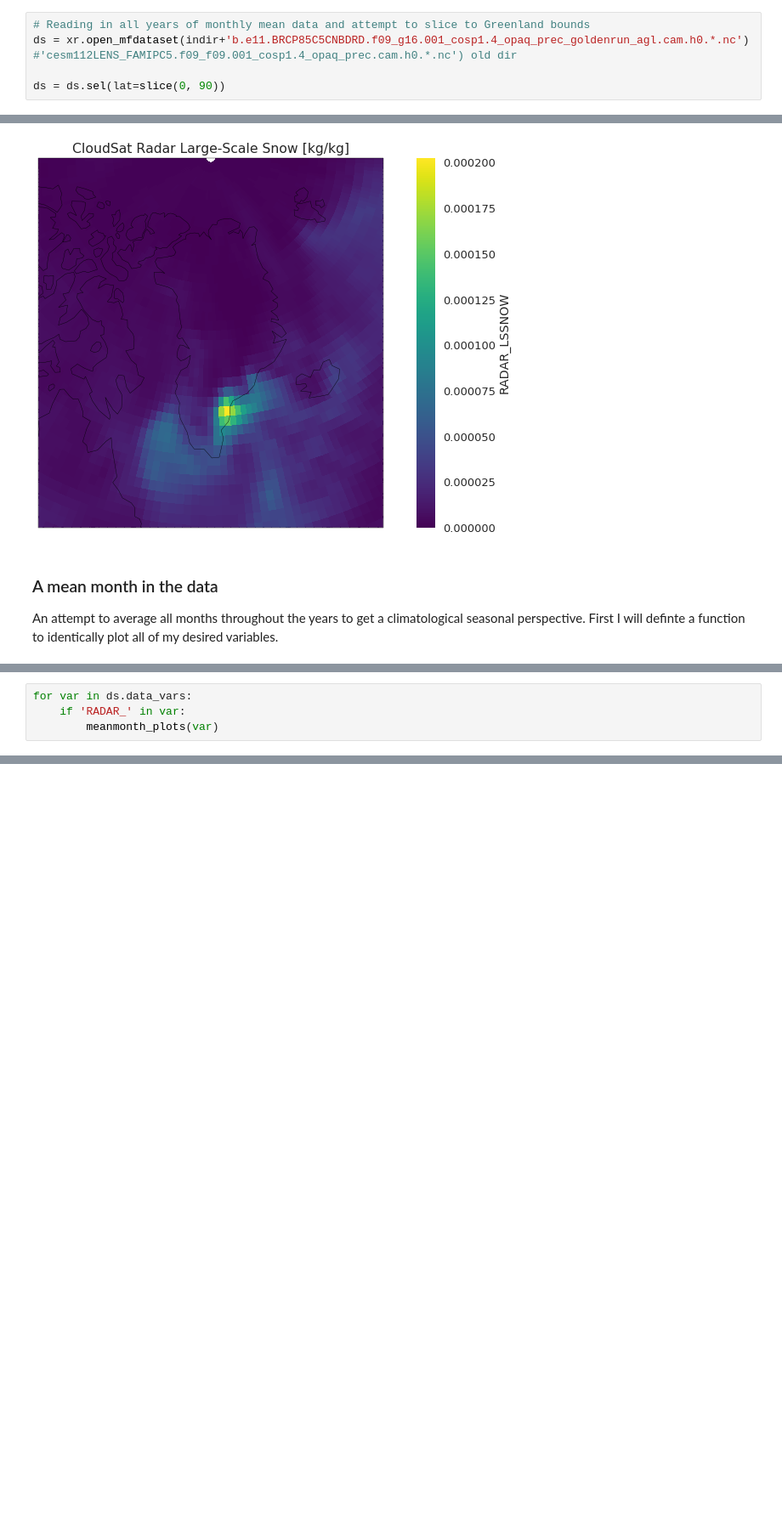
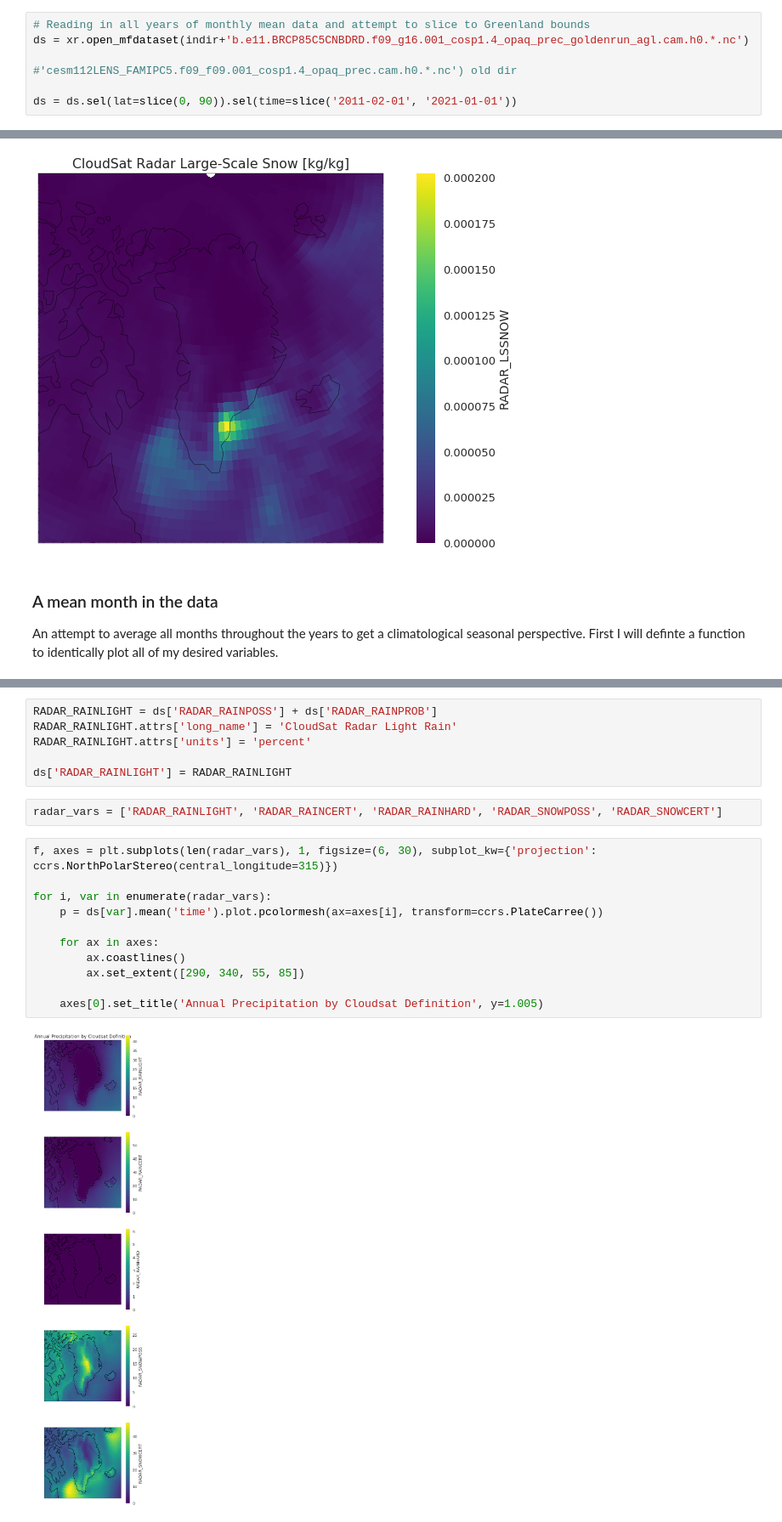
Before and after one commit to dcamron/cosp-explore, a Jupyter notebook: notebooks/explore.ipynb, the cells around one changed output, grey strips where cells are left out. Shown at 85% size. Cells and saved outputs as stored; diff of their text form; blank space fills up the shorter version.

Commit message:
Pivoted notebook to explore precip and introducted annual and seasonal maps of precip classes.

```diff
--- a/notebooks/explore.ipynb
+++ b/notebooks/explore.ipynb
@@ -33,7 +37,8 @@ from 2006 through 2015. So, let's look at a year of monthly data and practice na
 # %%
 # Reading in all years of monthly mean data and attempt to slice to Greenland bounds
 ds = xr.open_mfdataset(indir+'b.e11.BRCP85C5CNBDRD.f09_g16.001_cosp1.4_opaq_prec_goldenrun_agl.cam.h0.*.nc')
+
 #'cesm112LENS_FAMIPC5.f09_f09.001_cosp1.4_opaq_prec.cam.h0.*.nc') old dir
 
-ds = ds.sel(lat=slice(0, 90))
+ds = ds.sel(lat=slice(0, 90)).sel(time=slice('2011-02-01', '2021-01-01'))
 # %% [markdown]
@@ -70,4 +75,0 @@ def meanmonth_plots(var):
-# %%
-for var in ds.data_vars:
-    if 'RADAR_' in var:
-        meanmonth_plots(var)
@@ -87,0 +82,21 @@ for var in ds.data_vars:
+# %%
+RADAR_RAINLIGHT = ds['RADAR_RAINPOSS'] + ds['RADAR_RAINPROB']
+RADAR_RAINLIGHT.attrs['long_name'] = 'CloudSat Radar Light Rain'
+RADAR_RAINLIGHT.attrs['units'] = 'percent'
+
+ds['RADAR_RAINLIGHT'] = RADAR_RAINLIGHT
+# %%
+radar_vars = ['RADAR_RAINLIGHT', 'RADAR_RAINCERT', 'RADAR_RAINHARD', 'RADAR_SNOWPOSS', 'RADAR_SNOWCERT']
+# %%
+f, axes = plt.subplots(len(radar_vars), 1, figsize=(6, 30), subplot_kw={'projection': ccrs.NorthPolarStereo(central_longitude=315)})
+
+for i, var in enumerate(radar_vars):
+    p = ds[var].mean('time').plot.pcolormesh(ax=axes[i], transform=ccrs.PlateCarree())
+
+    for ax in axes:
+        ax.coastlines()
+        ax.set_extent([290, 340, 55, 85])
+
+    axes[0].set_title('Annual Precipitation by Cloudsat Definition', y=1.005)
+# %% [output]
+[figure, added]
```
Also changed, not shown: parts of 7 cells of this notebook, 10 other files.
